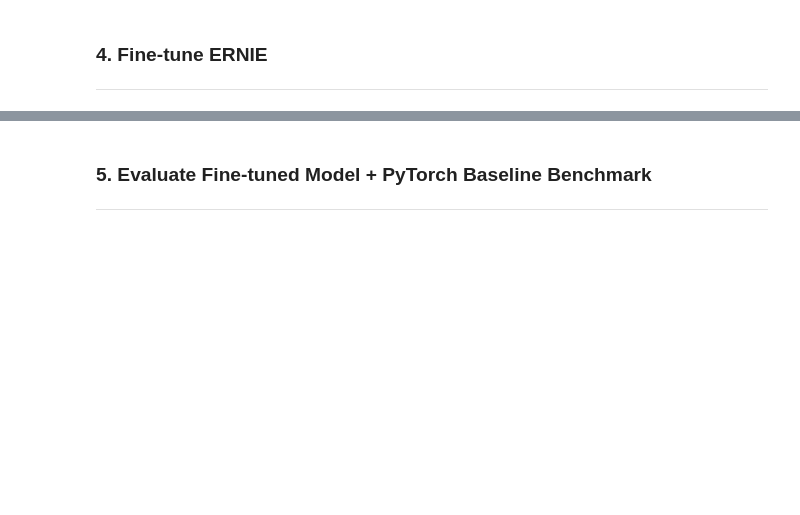
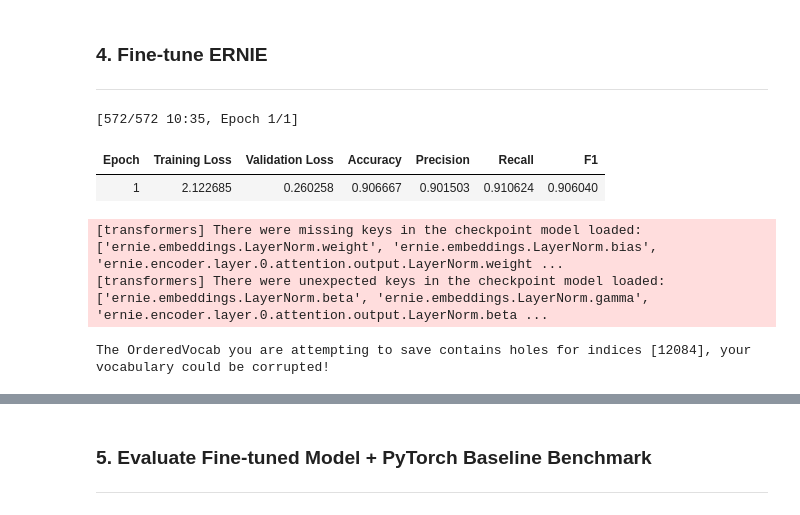
Before and after one commit to athiyenarivalagan/arm-ai-optimization, a Jupyter notebook: notebooks/ernie.ipynb, the cells around one changed output, grey strips where cells are left out. Saved outputs shown, nothing was run; the diff lists cells and outputs as text; code cells hidden in the pictures; blank space fills up the shorter version.

```diff
--- a/notebooks/ernie.ipynb
+++ b/notebooks/ernie.ipynb
@@ -132,12 +155,10 @@ test_df  = load_dataset("test")
 # %%
-# 3. Create the datasets
+train_dataset = ChnSentiCorpDataset(
+    train_df,
+    tokenizer,
+)
 
-# train_dataset = ChnSentiCorpDataset(
-#     train_df,
-#     tokenizer,
-# )
-
-# dev_dataset = ChnSentiCorpDataset(
-#     dev_df,
-#     tokenizer,
-# )
+dev_dataset = ChnSentiCorpDataset(
+    dev_df,
+    tokenizer,
+)
@@ -158,29 +165,39 @@ test_df  = load_dataset("test")
 # %%
-# 4. Create Trainer
+if RUN_FINETUNING:
 
-# from transformers import (
-#     Trainer,
-#     TrainingArguments,
-# )
+    from src.evaluation.metrics import compute_metrics
 
-# training_args = TrainingArguments(
-#     output_dir="models/checkpoints",
-#     # num_train_epochs=3,
-#     num_train_epochs=1,
+    training_args = TrainingArguments(
+        output_dir="../models/checkpoints",
+        num_train_epochs=1,
+        per_device_train_batch_size=2,
+        per_device_eval_batch_size=2,
+        learning_rate=2e-5,
+        eval_strategy="epoch",
+        save_strategy="epoch",
+        logging_steps=100,
+        load_best_model_at_end=True,
+        metric_for_best_model="accuracy",
+        gradient_accumulation_steps=8,
+    )
 
-#     # per_device_train_batch_size=16,
-#     # per_device_eval_batch_size=16,
-#     per_device_train_batch_size=2,
-#     per_device_eval_batch_size=2,
+    trainer = Trainer(
+        model=model,
+        args=training_args,
+        train_dataset=train_dataset,
+        eval_dataset=dev_dataset,
+        compute_metrics=compute_metrics,
+    )
 
-#     learning_rate=2e-5,
+    trainer.train()
 
-#     eval_strategy="epoch",
-#     save_strategy="epoch",
-
-#     logging_steps=100,
-#     load_best_model_at_end=True,
-#     metric_for_best_model="accuracy",
-
-#     gradient_accumulation_steps=8,
-# )
+    # save the fine-tuned PyTorch models
+    trainer.save_model("../models/ernie-finetuned")
+    tokenizer.save_pretrained("../models/ernie-finetuned")
+# %% [output]
+[572/572 10:35, Epoch 1/1]
+| Epoch | Training Loss | Validation Loss | Accuracy | Precision | Recall | F1 |
+| 1 | 2.122685 | 0.260258 | 0.906667 | 0.901503 | 0.910624 | 0.906040 |
+[transformers] There were missing keys in the checkpoint model loaded: ['ernie.embeddings.LayerNorm.weight', 'ernie.embeddings.LayerNorm.bias', 'ernie.encoder.layer.0.attention.output.LayerNorm.weight ...
+[transformers] There were unexpected keys in the checkpoint model loaded: ['ernie.embeddings.LayerNorm.beta', 'ernie.embeddings.LayerNorm.gamma', 'ernie.encoder.layer.0.attention.output.LayerNorm.beta ...
+The OrderedVocab you are attempting to save contains holes for indices [12084], your vocabulary could be corrupted!
```
Also changed, not shown: parts of 20 cells of this notebook, 9 other files.
